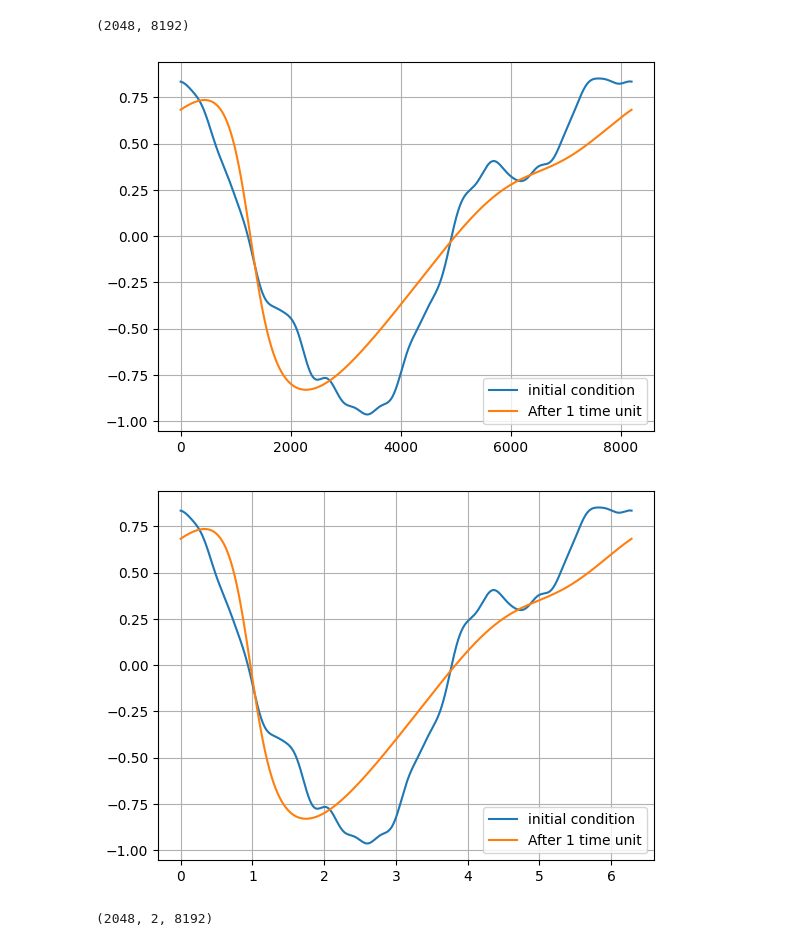
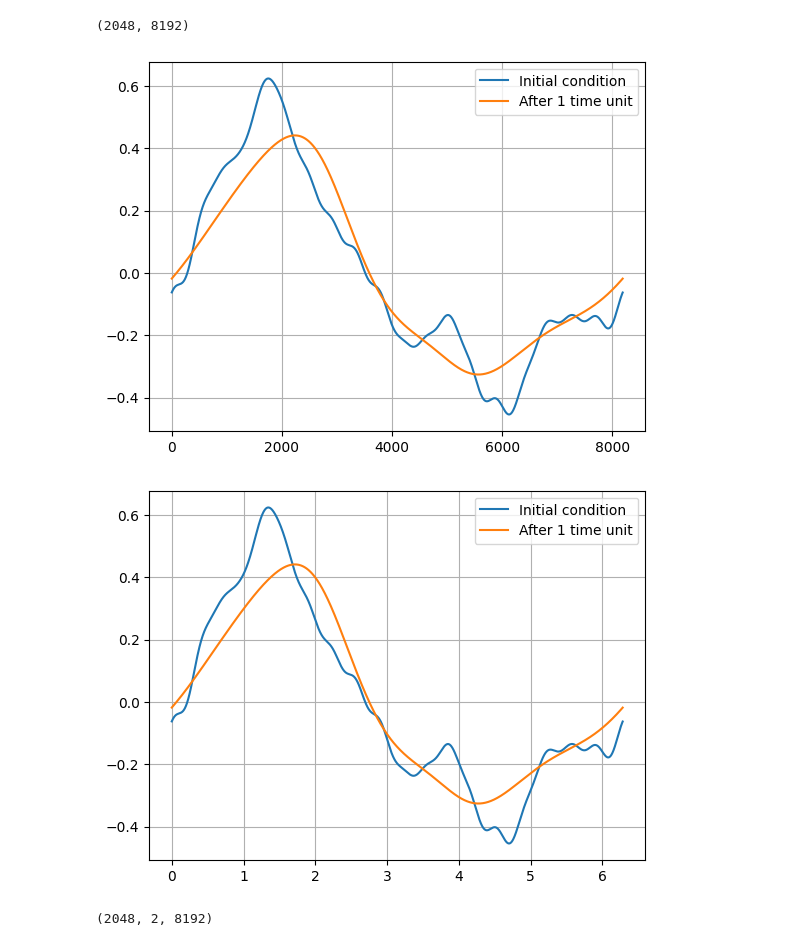
Before and after one commit to PedroGatech/LearningToControlClass, a Jupyter notebook: class12/simple_FNO_in_JAX.ipynb, the cells around one changed output. Drawn from its saved outputs; the diff is of its cells as text; code cells hidden in the pictures.

```diff
--- a/class12/simple_FNO_in_JAX.ipynb
+++ b/class12/simple_FNO_in_JAX.ipynb
@@ -105,26 +110,28 @@ a.shape
 # %% [output]
 (2048, 8192)
 # %%
-plt.plot(a[0], label="initial condition")
-plt.plot(u[0], label="After 1 time unit")
+sample = 17
+
+plt.plot(a[sample], label="Initial condition")
+plt.plot(u[sample], label="After 1 time unit")
 plt.legend()
 plt.grid()
 # %% [output]
-[figure, old version]
+[figure, new version]
 # %%
 # Add channel dimension
 a = a[:, jnp.newaxis, :]
 u = u[:, jnp.newaxis, :]
 
 # Mesh is from 0 to 2 pi
 mesh = jnp.linspace(0, 2 * jnp.pi, u.shape[-1])
 
-plt.plot(mesh, a[0, 0], label="initial condition")
-plt.plot(mesh, u[0, 0], label="After 1 time unit")
+plt.plot(mesh, a[sample, 0], label="Initial condition")
+plt.plot(mesh, u[sample, 0], label="After 1 time unit")
 plt.legend()
 plt.grid()
 # %% [output]
-[figure, old version]
+[figure, new version]
 # %%
 mesh_shape_corrected = jnp.repeat(mesh[jnp.newaxis, jnp.newaxis, :], u.shape[0], axis=0)
 a_with_mesh = jnp.concatenate((a, mesh_shape_corrected), axis=1)
```
Also changed, not shown: parts of 15 cells of this notebook, 2 other files.
